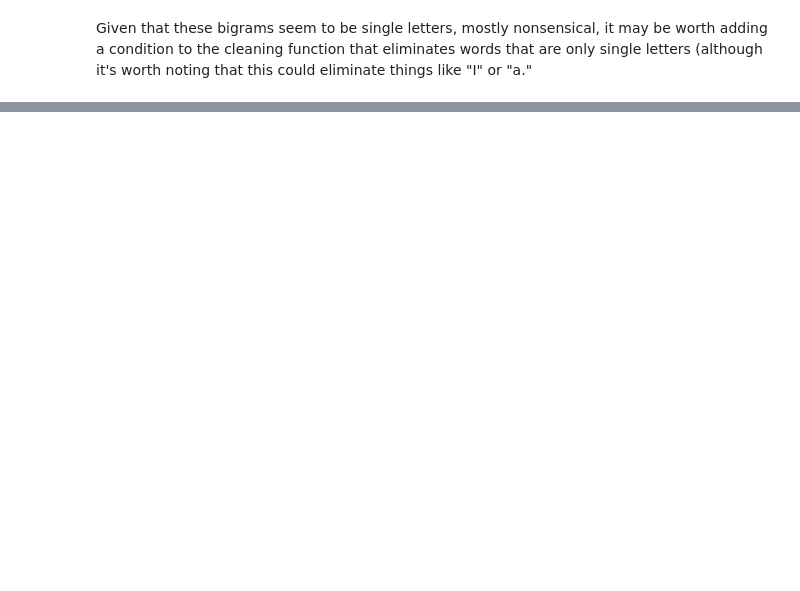
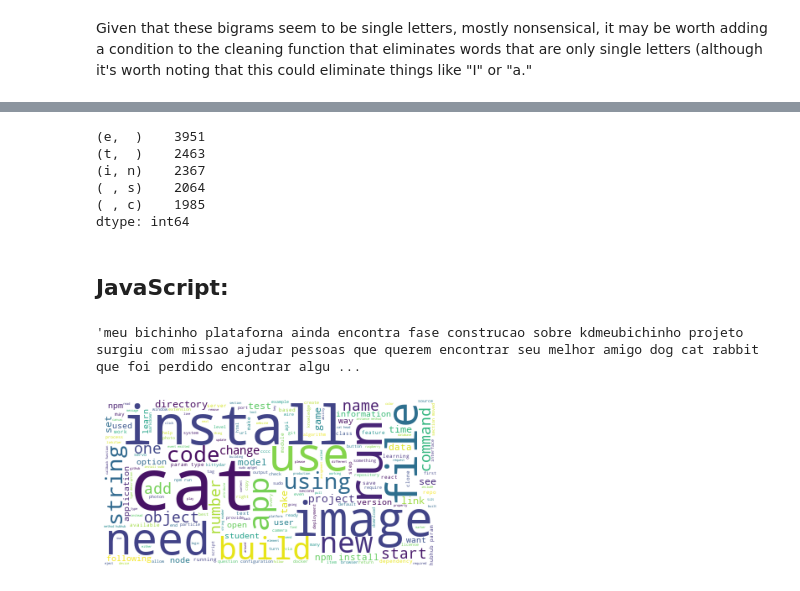
Before and after one commit to laskowski-maggard-miller/nlp_project, a Jupyter notebook: greg_scratchpad.ipynb, the cells around one changed output, grey strips where cells are left out. Saved outputs shown, nothing was run; the diff lists cells and outputs as text; code cells hidden in the pictures; blank space fills up the shorter version.

```diff
--- a/greg_scratchpad.ipynb
+++ b/greg_scratchpad.ipynb
@@ -169,0 +175,33 @@ Given that these bigrams seem to be single letters, mostly nonsensical, it may b
+# %%
+top_20_scala_bigrams = (pd.Series(nltk.ngrams(scala_text, 2))
+                      .value_counts()
+                      .head(20))
+
+top_20_scala_bigrams.head()
+# %% [output]
+(e,  )    3951
+(t,  )    2463
+(i, n)    2367
+( , s)    2064
+( , c)    1985
+dtype: int64
+# %% [markdown]
+## JavaScript:
+# %%
+java_df = train[train.language_group == 'JavaScript']
+# %%
+java_text = ''
+for i in range(java_df.shape[0]):
+    java_text = java_text + java_df.cleaned.iloc[i]
+
+java_text[0:200]
+# %% [output]
+'meu bichinho plataforna ainda encontra fase construcao sobre kdmeubichinho projeto surgiu com missao ajudar pessoas que querem encontrar seu melhor amigo dog cat rabbit que foi perdido encontrar algu ...
+# %%
+img = WordCloud(background_color='white').generate(java_text)
+# WordCloud() produces an image object, which can be displayed with plt.imshow
+plt.imshow(img)
+# axis aren't very useful for a word cloud
+plt.axis('off');
+# %% [output]
+[figure, added]
```
Also changed, not shown: parts of 45 cells of this notebook.
